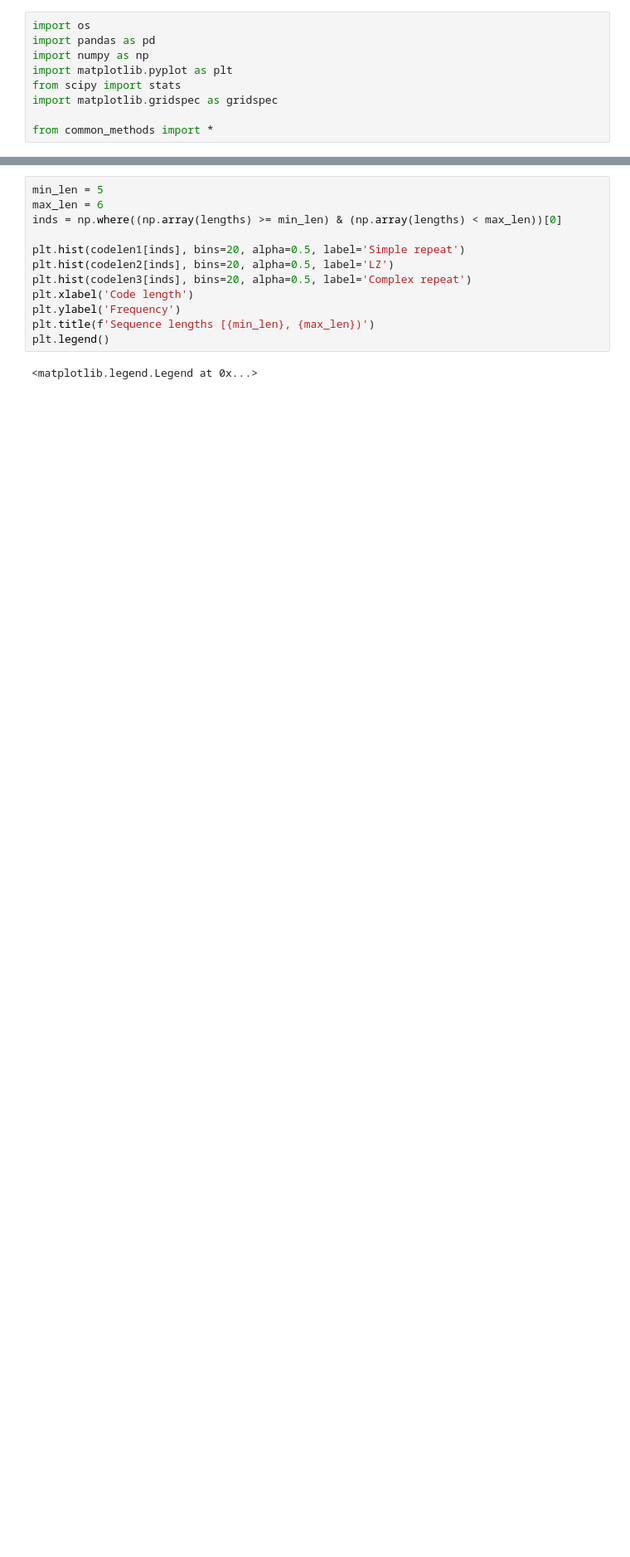
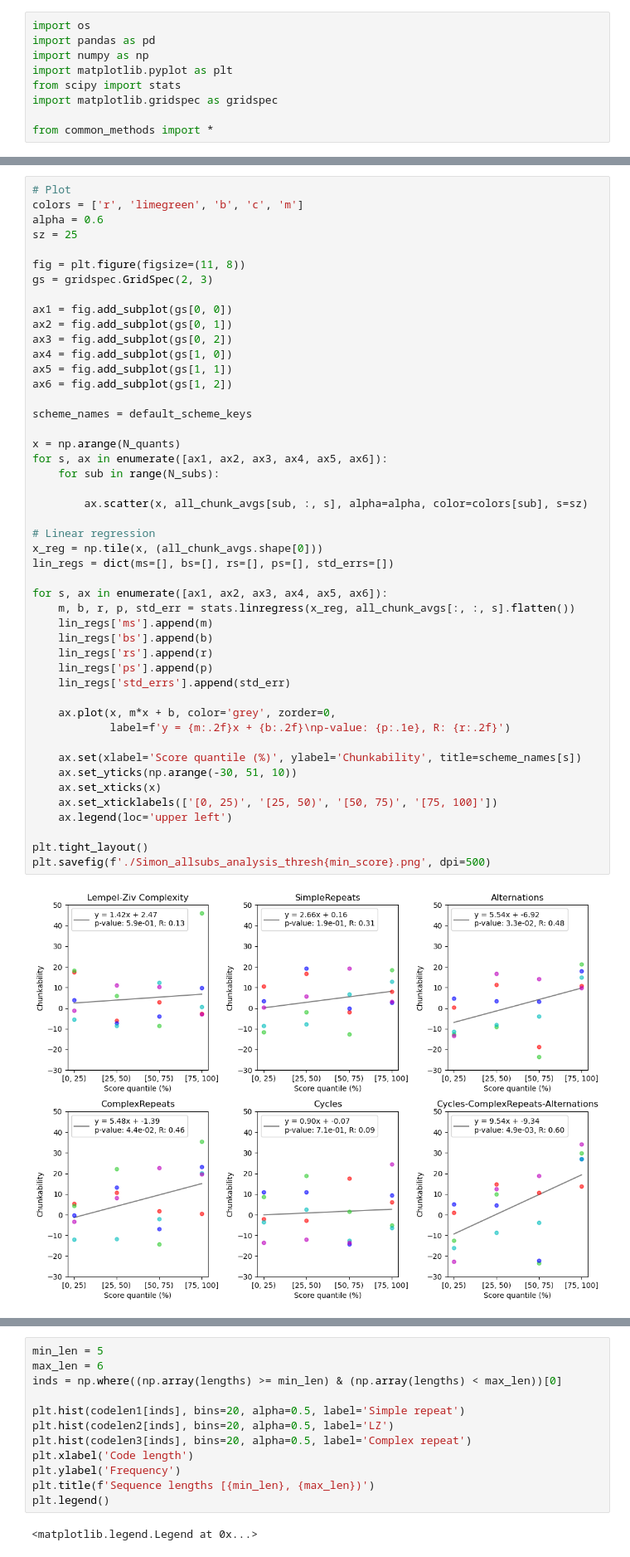
Before and after one commit to qsimeon/PSY1401Projects, a Jupyter notebook: final_project/RepeatsScheme.ipynb, the cells around one changed output, grey strips where cells are left out. Shown at 83% size. Saved outputs shown, nothing was run; the diff lists cells and outputs as text; blank space fills up the shorter version.

```diff
--- a/final_project/RepeatsScheme.ipynb
+++ b/final_project/RepeatsScheme.ipynb
@@ -512,0 +306,49 @@ Text(0.5, 0.98, 'Simulated random data')
+# %%
+# Plot
+colors = ['r', 'limegreen', 'b', 'c', 'm']
+alpha = 0.6
+sz = 25
+
+fig = plt.figure(figsize=(11, 8))
+gs = gridspec.GridSpec(2, 3)
+
+ax1 = fig.add_subplot(gs[0, 0])
+ax2 = fig.add_subplot(gs[0, 1])
+ax3 = fig.add_subplot(gs[0, 2])
+ax4 = fig.add_subplot(gs[1, 0])
+ax5 = fig.add_subplot(gs[1, 1])
+ax6 = fig.add_subplot(gs[1, 2])
+
+scheme_names = default_scheme_keys
+
+x = np.arange(N_quants)
+for s, ax in enumerate([ax1, ax2, ax3, ax4, ax5, ax6]):
+    for sub in range(N_subs):
+
+        ax.scatter(x, all_chunk_avgs[sub, :, s], alpha=alpha, color=colors[sub], s=sz)
+
+# Linear regression
+x_reg = np.tile(x, (all_chunk_avgs.shape[0]))
+lin_regs = dict(ms=[], bs=[], rs=[], ps=[], std_errs=[])
+
+for s, ax in enumerate([ax1, ax2, ax3, ax4, ax5, ax6]):
+    m, b, r, p, std_err = stats.linregress(x_reg, all_chunk_avgs[:, :, s].flatten())
+    lin_regs['ms'].append(m)
+    lin_regs['bs'].append(b)
+    lin_regs['rs'].append(r)
+    lin_regs['ps'].append(p)
+    lin_regs['std_errs'].append(std_err)
+
+    ax.plot(x, m*x + b, color='grey', zorder=0,
+            label=f'y = {m:.2f}x + {b:.2f}\np-value: {p:.1e}, R: {r:.2f}')
+
+    ax.set(xlabel='Score quantile (%)', ylabel='Chunkability', title=scheme_names[s])
+    ax.set_yticks(np.arange(-30, 51, 10))
+    ax.set_xticks(x)
+    ax.set_xticklabels(['[0, 25)', '[25, 50)', '[50, 75)', '[75, 100]'])
+    ax.legend(loc='upper left')
+
+plt.tight_layout()
+plt.savefig(f'./Simon_allsubs_analysis_thresh{min_score}.png', dpi=500)
+# %% [output]
+[figure, added]
```
Also changed, not shown: parts of 15 cells of this notebook, 3 other files.
